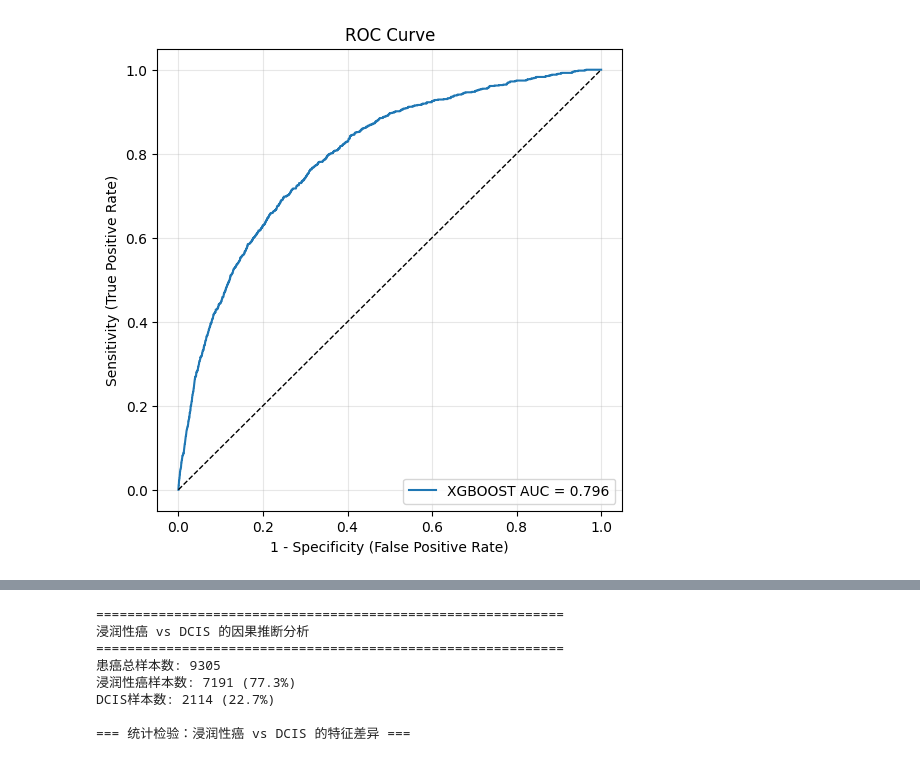
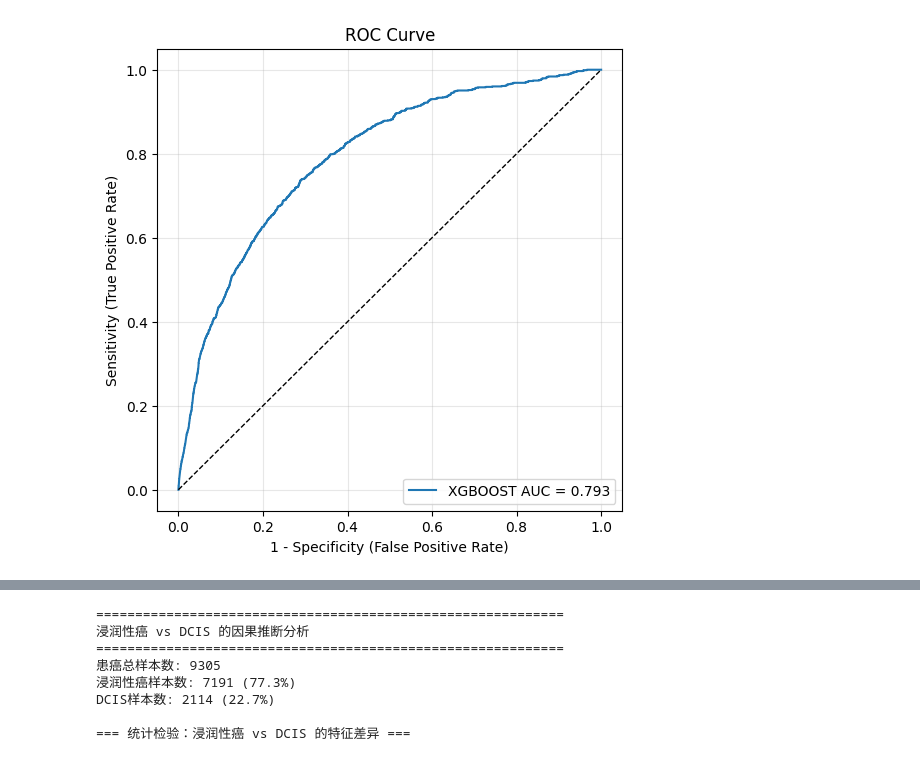
Before and after one commit to HMS-Cleveland/Questionary_logist, a Jupyter notebook: xgboost.ipynb, the cells around one changed output, grey strips where cells are left out. Saved outputs shown, nothing was run; the diff lists cells and outputs as text; code cells hidden in the pictures.

```diff
--- a/xgboost.ipynb
+++ b/xgboost.ipynb
@@ -6,7 +6,7 @@
 # ==================================================================
 # 🛠️ 安装缺失的库
 !pip install optuna
-!pip install shap
+#!pip install shap
 
 import pandas as pd
 import numpy as np
@@ -169,31 +169,31 @@ n_pos = y_train.sum()
 n_neg = len(y_train) - n_pos
 scale_pos_weight = max(n_neg / max(n_pos, 1), 50)
 
-def objective(trial):
-    params = {
-        'max_depth': trial.suggest_int('max_depth', 2, 10),
-        'eta': trial.suggest_float('eta', 0.05, 0.3, log=True),
-        'subsample': trial.suggest_float('subsample', 0.6, 1.0),
-        'colsample_bytree': trial.suggest_float('colsample_bytree', 0.6, 1.0),
-        'min_child_weight': trial.suggest_int('min_child_weight', 1, 5),
-        'lambda': trial.suggest_float('lambda', 1e-3, 5, log=True),
-        'alpha': trial.suggest_float('alpha', 1e-3, 5, log=True),
-        'objective': 'binary:logistic',
-        'eval_metric': 'auc',
-        'scale_pos_weight': scale_pos_weight,
-        'seed': 42
-    }
-    dtr = xgb.DMatrix(X_train_encoded, label=y_train)
-    dva = xgb.DMatrix(X_val_encoded, label=y_val)
+# def objective(trial):
+#     params = {
+#         'max_depth': trial.suggest_int('max_depth', 2, 10),
+#         'eta': trial.suggest_float('eta', 0.05, 0.3, log=True),
+#         'subsample': trial.suggest_float('subsample', 0.6, 1.0),
+#         'colsample_bytree': trial.suggest_float('colsample_bytree', 0.6, 1.0),
+#         'min_child_weight': trial.suggest_int('min_child_weight', 1, 5),
+#         'lambda': trial.suggest_float('lambda', 1e-3, 5, log=True),
+#         'alpha': trial.suggest_float('alpha', 1e-3, 5, log=True),
+#         'objective': 'binary:logistic',
+#         'eval_metric': 'auc',
+#         'scale_pos_weight': scale_pos_weight,
+#         'seed': 42
+#     }
+#     dtr = xgb.DMatrix(X_train_encoded, label=y_train)
+#     dva = xgb.DMatrix(X_val_encoded, label=y_val)
 
-    bst = xgb.train(params, dtr, num_boost_round=1500, evals=[(dva, 'val')], early_stopping_rounds=100, verbose_eval=False)
-    preds = bst.predict(dva, iteration_range=(0, bst.best_iteration + 1))
-    return roc_auc_score(y_val, preds)
+#     bst = xgb.train(params, dtr, num_boost_round=1500, evals=[(dva, 'val')], early_stopping_rounds=100, verbose_eval=False)
+#     preds = bst.predict(dva, iteration_range=(0, bst.best_iteration + 1))
+#     return roc_auc_score(y_val, preds)
 
-optuna.logging.set_verbosity(optuna.logging.WARNING)
-study = optuna.create_study(direction='maximize')
-print("开始 Optuna 调参 (50次)...")
-study.optimize(objective, n_trials=50, show_progress_bar=True)
+# optuna.logging.set_verbosity(optuna.logging.WARNING)
+# study = optuna.create_study(direction='maximize')
+# print("开始 Optuna 调参 (50次)...")
+# study.optimize(objective, n_trials=50, show_progress_bar=True)
 
 # ==================================================================
 # 6. 最终模型训练与 SHAP 准备
@@ -208,7 +208,7 @@ dtest = xgb.DMatrix(X_test_encoded, label=y_test)
 tuned_params = {
     'max_depth': 5,
     'eta': 0.1,                  # 原生接口使用 eta
-    'subsample': 0.5,
+    'subsample': 1,
     'colsample_bytree': 1,
     'min_child_weight': 2,
     'lambda': 0.05,               # 原生接口使用 lambda
@@ -221,16 +221,17 @@ final_params = {
     'objective': 'binary:logistic',
     'eval_metric': 'auc',
     'scale_pos_weight': scale_pos_weight, # 这一项对不平衡数据极其重要
-    'seed': 42
+    'seed': 42,
+    'base_score': 0.5
 }
 
 final_model = xgb.train(
     final_params,
     #study.best_params,
     dtrain_all,
-    num_boost_round=1500,
+    num_boost_round=150,
     evals=[(dtest, 'test')],
-    early_stopping_rounds=100,
+    early_stopping_rounds=50,
     verbose_eval=False
 )
 
@@ -239,19 +240,19 @@ test_prob = final_model.predict(
 )
 
 # 在 final_model 训练完成后的任意位置
-print("最终采用的超参数（含固定项）:")
-p_final = {**study.best_params,
-           'objective': 'binary:logistic',
-           'eval_metric': 'auc',
-           'scale_pos_weight': scale_pos_weight,
-           'seed': 42}
-print(p_final)
+# print("最终采用的超参数（含固定项）:")
+# p_final = {**study.best_params,
+#            'objective': 'binary:logistic',
+#            'eval_metric': 'auc',
+#            'scale_pos_weight': scale_pos_weight,
+#            'seed': 42}
+# print(p_final)
 
-# 保存模型 (使用新的文件名以区分特征空间)
-#SAVE_PATH = '/content/drive/MyDrive/公开数据集/best_xgb_risk_all_simple_ordinal.model'
-#os.makedirs(os.path.dirname(SAVE_PATH), exist_ok=True)
-#final_model.save_model(SAVE_PATH)
-#print(f'模型已保存到: {SAVE_PATH}')
+#保存模型 (使用新的文件名以区分特征空间)
+SAVE_PATH = '/content/drive/MyDrive/公开数据集/best_xgb_risk_all_simple_ceshi.model'
+os.makedirs(os.path.dirname(SAVE_PATH), exist_ok=True)
+final_model.save_model(SAVE_PATH)
+print(f'模型已保存到: {SAVE_PATH}')
 
 # ROC 绘图
 fpr_lr, tpr_lr, _ = roc_curve(y_test, test_prob)
@@ -565,4 +562,4 @@ Requirement already satisfied: six>=1.5 in /usr/local/lib/python3.12/dist-packag
-[figure, old version]
+[figure, new version]
 测试集分类报告 (阈值=0.617)
               precision    recall  f1-score   support
 
```
Also changed, not shown: parts of 2 cells of this notebook.
